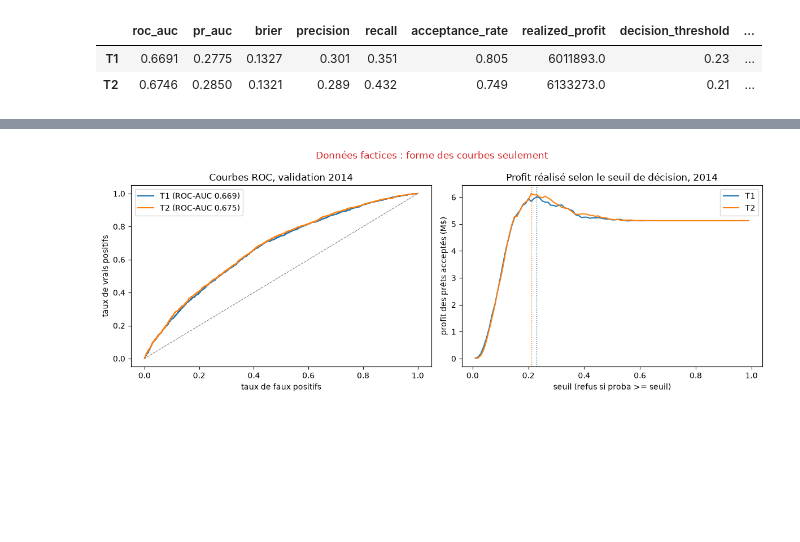
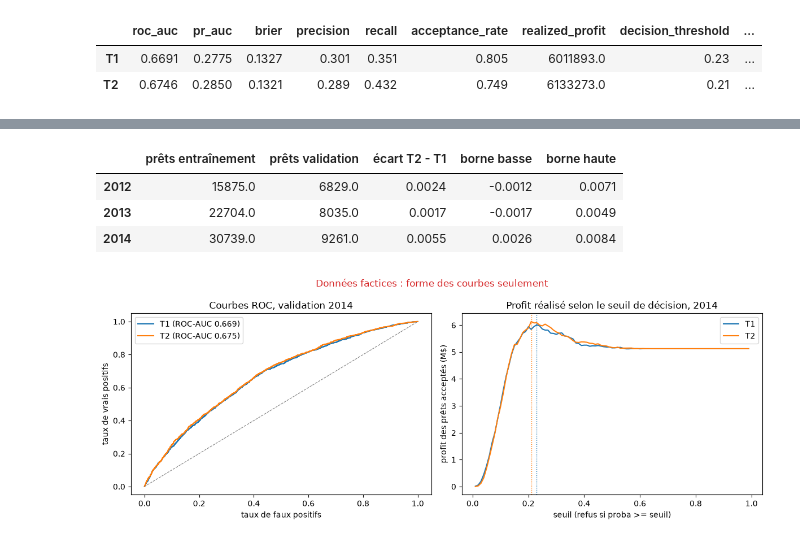
Before and after one commit to PyG4ng/Neuraxion, a Jupyter notebook: notebooks/05_comparaison_transformations.ipynb, the cells around one changed output, grey strips where cells are left out. Saved outputs shown, nothing was run; the diff lists cells and outputs as text; code cells hidden in the pictures; blank space fills up the shorter version.

```diff
--- a/notebooks/05_comparaison_transformations.ipynb
+++ b/notebooks/05_comparaison_transformations.ipynb
@@ -323,11 +338,14 @@ for name in ("T1", "T2"):
         }
         PROBAS[name], MODELES[name] = proba, pipe
     except Exception as exc:  # gardé pour la conclusion
+        ERREURS[name] = f"{type(exc).__name__} : {exc}"
         ECHECS.append(f"{name} : échec de l'entraînement ou de l'évaluation ({type(exc).__name__} : {exc}).")
 
 print(SOURCES["evaluate"], "|", SOURCES["seuil"])
 table = pd.DataFrame(RESULTATS).T
-table.round({"roc_auc": 4, "pr_auc": 4, "brier": 4, "precision": 3, "recall": 3, "acceptance_rate": 3,
+# La durée est enregistrée dans MLflow mais pas affichée : c'est la seule valeur qui change
+# d'une exécution à l'autre.
+table.drop(columns="duration_s", errors="ignore").round({"roc_auc": 4, "pr_auc": 4, "brier": 4, "precision": 3, "recall": 3, "acceptance_rate": 3,
              "realized_profit": 0, "decision_threshold": 2, "duration_s": 1})
 # %% [output]
 evaluate_local (M2 non livré) | choose_threshold_local (M2 non livré)
@@ -363,3 +429,27 @@ ROC-AUC T2 - T1 = +0.0055, intervalle bootstrap à 95 % [+0.0026 ; +0.0082] (300
+# %%
+ANNEES = (2012, 2013, 2014)
+stabilite = {}
+if {"T1", "T2"} <= set(RESULTATS):
+    try:
+        for year, tr, va in a5.rolling_origin(data, CFG, ANNEES):
+            probas_annee = {}
+            for name in ("T1", "T2"):
+                pipe = a5.make_pipeline(name, SPEC, SEED).fit(tr[SPEC.all], tr[TARGET].to_numpy())
+                probas_annee[name] = pipe.predict_proba(va[SPEC.all])[:, list(pipe.classes_).index(1)]
+            e = a5.paired_bootstrap(va[TARGET].to_numpy(), probas_annee["T1"], probas_annee["T2"],
+                                    roc_auc_score, n_boot=500, seed=SEED)
+            stabilite[year] = {"prêts entraînement": len(tr), "prêts validation": len(va),
+                               "écart T2 - T1": e["diff"], "borne basse": e["low"], "borne haute": e["high"]}
+    except Exception as exc:
+        ECHECS.append(f"Contrôle par année impossible ({type(exc).__name__} : {exc}).")
+        stabilite = {}
+STABILITE = pd.DataFrame(stabilite).T if stabilite else pd.DataFrame(columns=["écart T2 - T1"])
+STABILITE.round(4)
+# %% [output]
+|  | prêts entraînement | prêts validation | écart T2 - T1 | borne basse | borne haute |
+| 2012 | 15875.0 | 6829.0 | 0.0024 | -0.0012 | 0.0071 |
+| 2013 | 22704.0 | 8035.0 | 0.0017 | -0.0017 | 0.0049 |
+| 2014 | 30739.0 | 9261.0 | 0.0055 | 0.0026 | 0.0084 |
 # %%
 if {"T1", "T2"} <= set(PROBAS):
     fig, axes = plt.subplots(1, 2, figsize=(12, 4.5))
```
Also changed, not shown: parts of 15 cells of this notebook, 2 other files.
